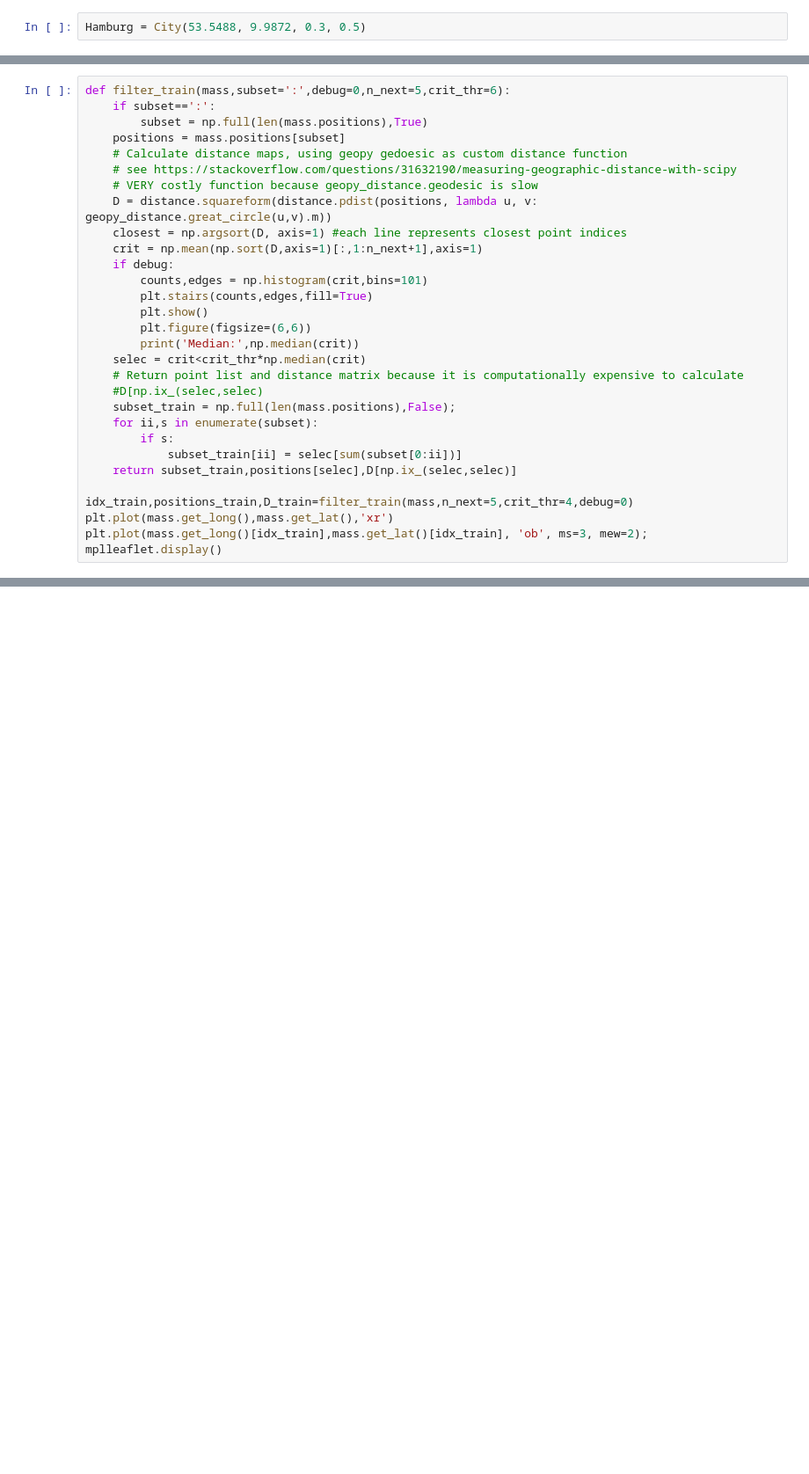
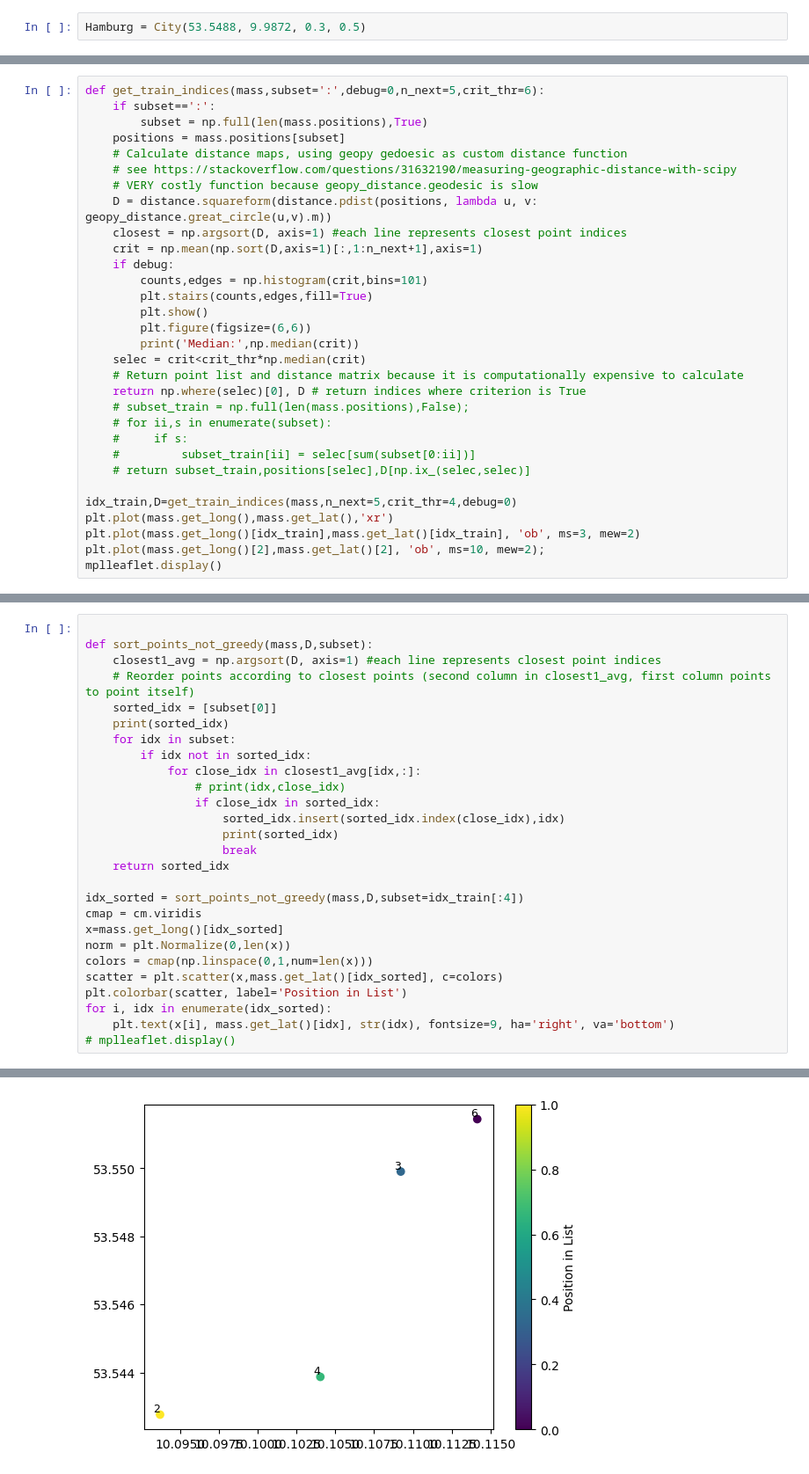
Before and after one commit to hb128/criticality_monitor, a Jupyter notebook: cml_NEWNEW.ipynb, the cells around one changed output, grey strips where cells are left out. Shown at 88% size. Saved outputs shown, nothing was run; the diff lists cells and outputs as text; blank space fills up the shorter version.

```diff
--- a/cml_NEWNEW.ipynb
+++ b/cml_NEWNEW.ipynb
@@ -34,5 +29,5 @@ array([1., 1., 1., 1., 1., 1., 1., 1., 1., 1., 1., 1., 1., 1., 1., 1., 1.,
 # %%
-def filter_train(mass,subset=':',debug=0,n_next=5,crit_thr=6):
+def get_train_indices(mass,subset=':',debug=0,n_next=5,crit_thr=6):
     if subset==':':
         subset = np.full(len(mass.positions),True)
     positions = mass.positions[subset]
@@ -50,16 +45,17 @@ def filter_train(mass,subset=':',debug=0,n_next=5,crit_thr=6):
         print('Median:',np.median(crit))
     selec = crit<crit_thr*np.median(crit)
     # Return point list and distance matrix because it is computationally expensive to calculate
-    #D[np.ix_(selec,selec)
-    subset_train = np.full(len(mass.positions),False);
-    for ii,s in enumerate(subset):
-        if s:
-            subset_train[ii] = selec[sum(subset[0:ii])]
-    return subset_train,positions[selec],D[np.ix_(selec,selec)]
+    return np.where(selec)[0], D # return indices where criterion is True
+    # subset_train = np.full(len(mass.positions),False);
+    # for ii,s in enumerate(subset):
+    #     if s:
+    #         subset_train[ii] = selec[sum(subset[0:ii])]
+    # return subset_train,positions[selec],D[np.ix_(selec,selec)]
 
-idx_train,positions_train,D_train=filter_train(mass,n_next=5,crit_thr=4,debug=0)
+idx_train,D=get_train_indices(mass,n_next=5,crit_thr=4,debug=0)
 plt.plot(mass.get_long(),mass.get_lat(),'xr')
-plt.plot(mass.get_long()[idx_train],mass.get_lat()[idx_train], 'ob', ms=3, mew=2);
+plt.plot(mass.get_long()[idx_train],mass.get_lat()[idx_train], 'ob', ms=3, mew=2)
+plt.plot(mass.get_long()[2],mass.get_lat()[2], 'ob', ms=10, mew=2);
 mplleaflet.display()
 # %% [output]
 [interactive output not drawn]
@@ -116,0 +121,28 @@ idx_sorted,positions_sorted,D_sorted = sort_points(mass,subset=idx_train,D_train
+# %%
+
+def sort_points_not_greedy(mass,D,subset):
+    closest1_avg = np.argsort(D, axis=1) #each line represents closest point indices
+    # Reorder points according to closest points (second column in closest1_avg, first column points to point itself)
+    sorted_idx = [subset[0]]
+    print(sorted_idx)
+    for idx in subset:
+        if idx not in sorted_idx:
+            for close_idx in closest1_avg[idx,:]:
+                # print(idx,close_idx)
+                if close_idx in sorted_idx:
+                    sorted_idx.insert(sorted_idx.index(close_idx),idx)
+                    print(sorted_idx)
+                    break
+    return sorted_idx
+
+idx_sorted = sort_points_not_greedy(mass,D,subset=idx_train[:4])
+cmap = cm.viridis
+x=mass.get_long()[idx_sorted]
+norm = plt.Normalize(0,len(x))
+colors = cmap(np.linspace(0,1,num=len(x)))
+scatter = plt.scatter(x,mass.get_lat()[idx_sorted], c=colors)
+plt.colorbar(scatter, label='Position in List')
+for i, idx in enumerate(idx_sorted):
+    plt.text(x[i], mass.get_lat()[idx], str(idx), fontsize=9, ha='right', va='bottom')
+# mplleaflet.display()
+# %% [output]
@@ -116,0 +153 @@ idx_sorted,positions_sorted,D_sorted = sort_points(mass,subset=idx_train,D_train
+[figure, added]
```
Also changed, not shown: parts of 11 cells of this notebook, 5 other files.
